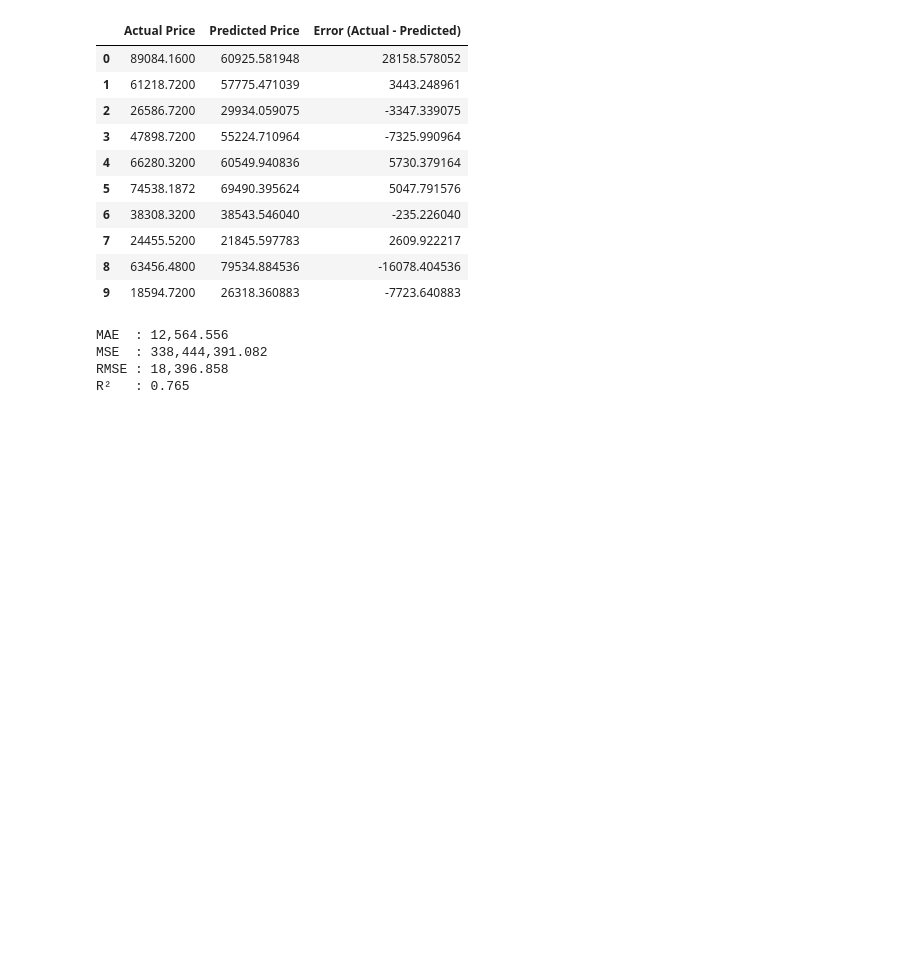
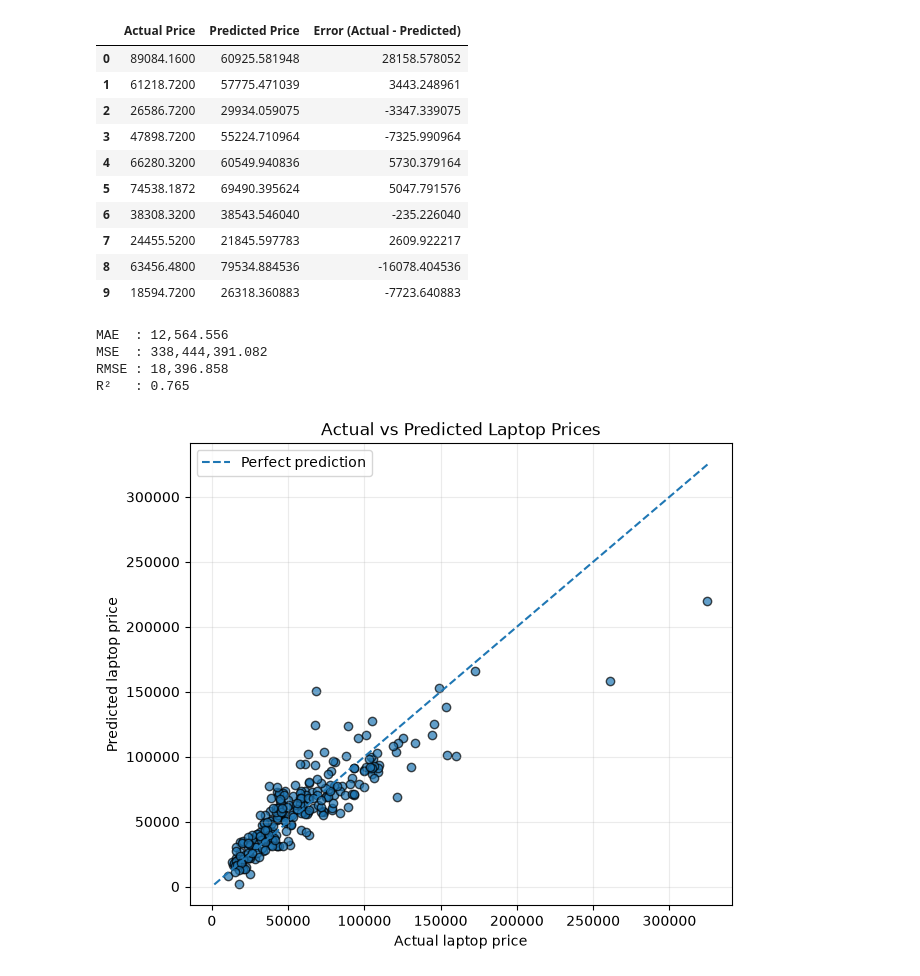
Before and after one commit to 2026aib1053-spark/laptop-price-predictor, a Jupyter notebook: src/laptop_price_prediction.ipynb, the cells around one changed output. Cells and saved outputs as stored; diff of their text form; code cells hidden in the pictures; blank space fills up the shorter version.

```diff
--- a/src/laptop_price_prediction.ipynb
+++ b/src/laptop_price_prediction.ipynb
@@ -358,3 +358,22 @@ MAE  : 12,564.556
 MSE  : 338,444,391.082
 RMSE : 18,396.858
 R²   : 0.765
+# %%
+
+
+plt.figure(figsize=(7, 6))
+plt.scatter(y_test, y_pred, alpha=0.7, edgecolor="black")
+
+
+low = min(float(np.min(y_test)), float(np.min(y_pred)))
+high = max(float(np.max(y_test)), float(np.max(y_pred)))
+plt.plot([low, high], [low, high], linestyle="--", label="Perfect prediction")
+
+plt.xlabel("Actual laptop price")
+plt.ylabel("Predicted laptop price")
+plt.title("Actual vs Predicted Laptop Prices")
+plt.legend()
+plt.grid(alpha=0.25)
+plt.show()
+# %% [output]
+[figure, added]
```
Also changed, not shown: parts of 1 cell of this notebook.
